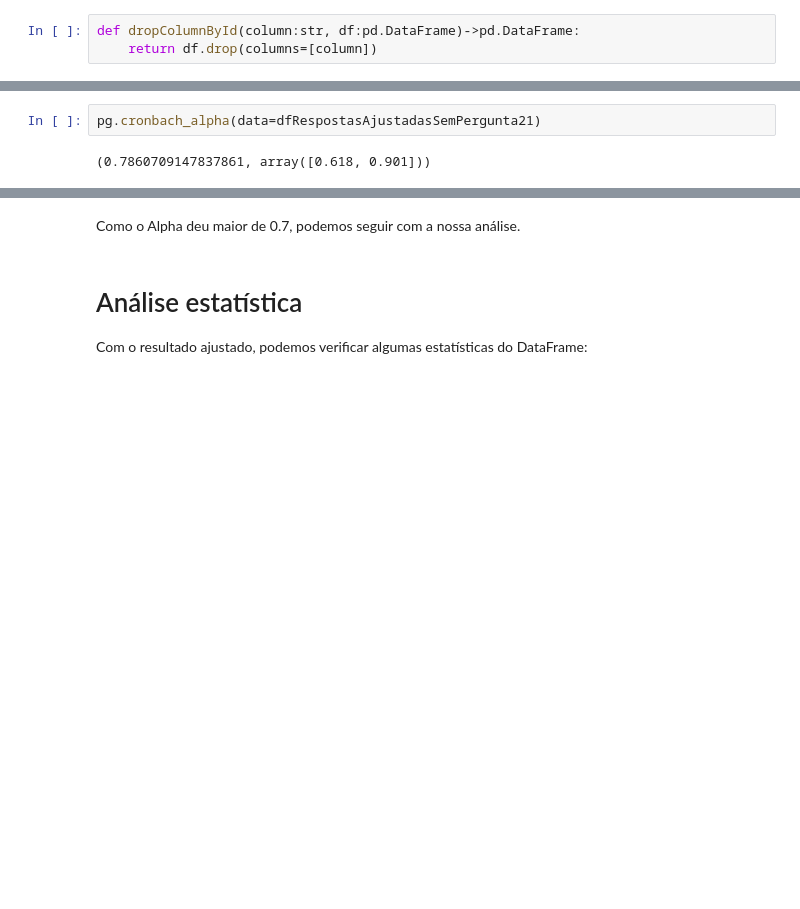
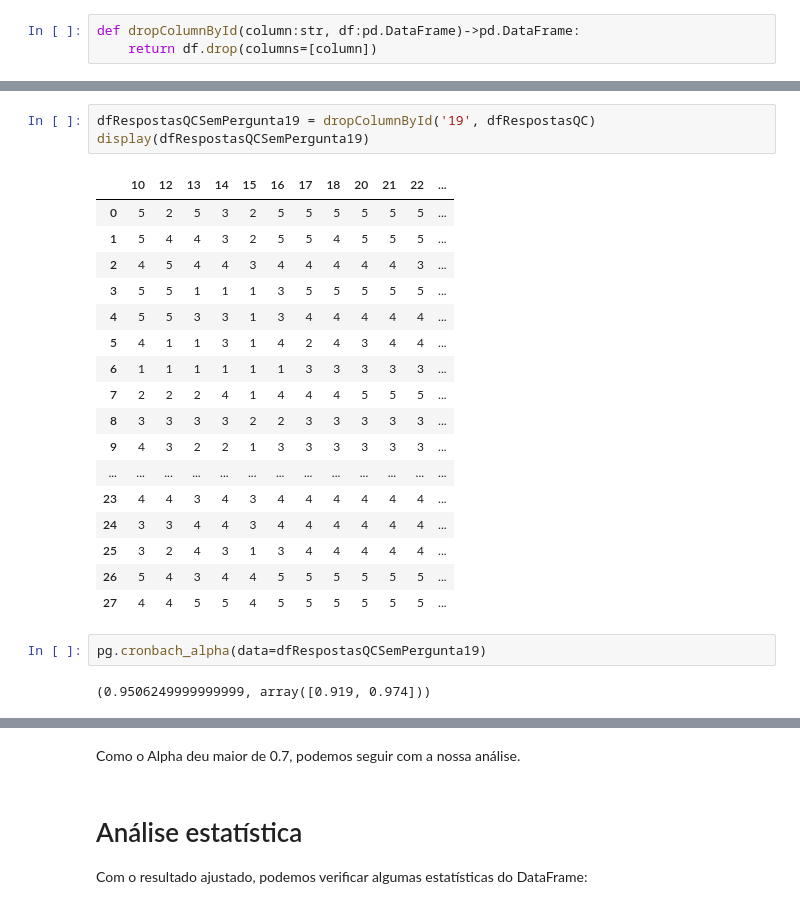
Before and after one commit to demetriusjube/ppca-engenharia-requisitos, a Jupyter notebook: analise-respostas.ipynb, the cells around one changed output, grey strips where cells are left out. Saved outputs shown, nothing was run; the diff lists cells and outputs as text; blank space fills up the shorter version.

Commit message:
Inclusão da análise do Alpha

```diff
--- a/analise-respostas.ipynb
+++ b/analise-respostas.ipynb
@@ -306,4 +464,25 @@ print(dfRespostasAjustadasSemPergunta21)
+# %%
+dfRespostasQCSemPergunta19 = dropColumnById('19', dfRespostasQC)
+display(dfRespostasQCSemPergunta19)
+# %% [output]
+|  | 10 | 12 | 13 | 14 | 15 | 16 | 17 | 18 | 20 | 21 | 22 | ... |
+| 0 | 5 | 2 | 5 | 3 | 2 | 5 | 5 | 5 | 5 | 5 | 5 | ... |
+| 1 | 5 | 4 | 4 | 3 | 2 | 5 | 5 | 4 | 5 | 5 | 5 | ... |
+| 2 | 4 | 5 | 4 | 4 | 3 | 4 | 4 | 4 | 4 | 4 | 3 | ... |
+| 3 | 5 | 5 | 1 | 1 | 1 | 3 | 5 | 5 | 5 | 5 | 5 | ... |
+| 4 | 5 | 5 | 3 | 3 | 1 | 3 | 4 | 4 | 4 | 4 | 4 | ... |
+| 5 | 4 | 1 | 1 | 3 | 1 | 4 | 2 | 4 | 3 | 4 | 4 | ... |
+| 6 | 1 | 1 | 1 | 1 | 1 | 1 | 3 | 3 | 3 | 3 | 3 | ... |
+| 7 | 2 | 2 | 2 | 4 | 1 | 4 | 4 | 4 | 5 | 5 | 5 | ... |
+| 8 | 3 | 3 | 3 | 3 | 2 | 2 | 3 | 3 | 3 | 3 | 3 | ... |
+| 9 | 4 | 3 | 2 | 2 | 1 | 3 | 3 | 3 | 3 | 3 | 3 | ... |
+| ... | ... | ... | ... | ... | ... | ... | ... | ... | ... | ... | ... | ... |
+| 23 | 4 | 4 | 3 | 4 | 3 | 4 | 4 | 4 | 4 | 4 | 4 | ... |
+| 24 | 3 | 3 | 4 | 4 | 3 | 4 | 4 | 4 | 4 | 4 | 4 | ... |
+| 25 | 3 | 2 | 4 | 3 | 1 | 3 | 4 | 4 | 4 | 4 | 4 | ... |
+| 26 | 5 | 4 | 3 | 4 | 4 | 5 | 5 | 5 | 5 | 5 | 5 | ... |
+| 27 | 4 | 4 | 5 | 5 | 4 | 5 | 5 | 5 | 5 | 5 | 5 | ... |
 # %%
-pg.cronbach_alpha(data=dfRespostasAjustadasSemPergunta21)
+pg.cronbach_alpha(data=dfRespostasQCSemPergunta19)
 # %% [output]
-(0.7860709147837861, array([0.618, 0.901]))
+(0.9506249999999999, array([0.919, 0.974]))
```
Also changed, not shown: parts of 34 cells of this notebook, 1 other file.
